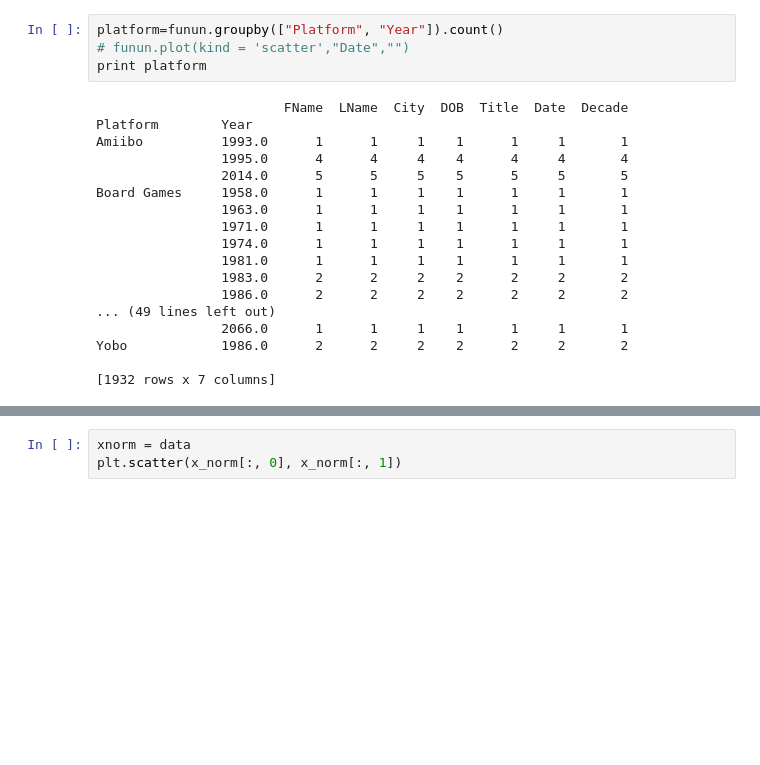
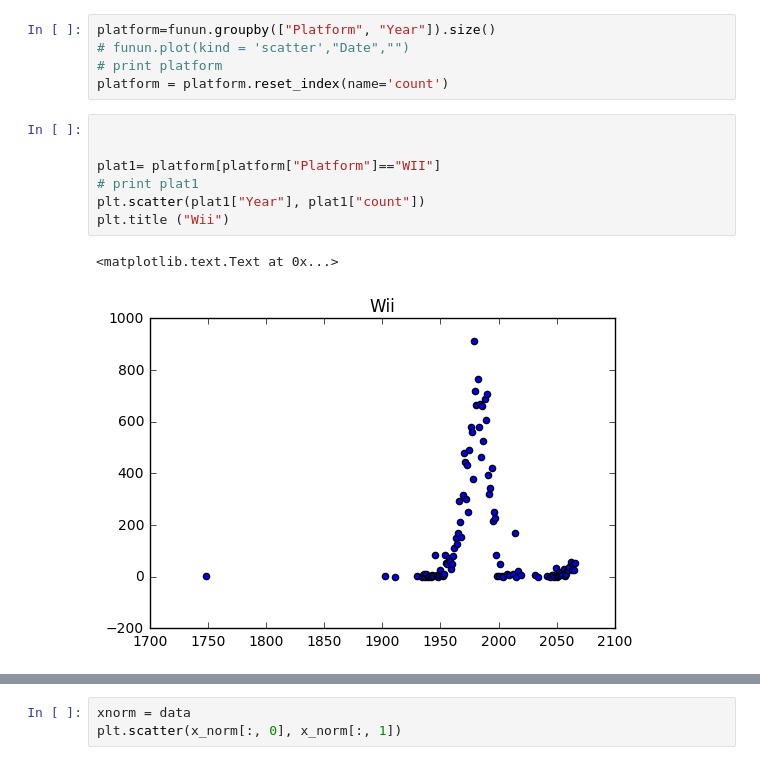
Before and after one commit to sreeder/Jupyter-Notebooks, a Jupyter notebook: notebooks/analytics/RFU cluster.ipynb, the cells around one changed output, grey strips where cells are left out. Saved outputs shown, nothing was run; the diff lists cells and outputs as text; blank space fills up the shorter version.

```diff
--- a/notebooks/analytics/RFU cluster.ipynb
+++ b/notebooks/analytics/RFU cluster.ipynb
@@ -193,25 +145,18 @@ funun.sample(n=5)
 # %%
-platform=funun.groupby(["Platform", "Year"]).count()
+platform=funun.groupby(["Platform", "Year"]).size()
 # funun.plot(kind = 'scatter',"Date","")
-print platform
+# print platform
+platform = platform.reset_index(name='count')
-# %% [output]
-                        FName  LName  City  DOB  Title  Date  Decade
-Platform        Year
-Amiibo          1993.0      1      1     1    1      1     1       1
-                1995.0      4      4     4    4      4     4       4
-                2014.0      5      5     5    5      5     5       5
-Board Games     1958.0      1      1     1    1      1     1       1
-                1963.0      1      1     1    1      1     1       1
-                1971.0      1      1     1    1      1     1       1
-                1974.0      1      1     1    1      1     1       1
-                1981.0      1      1     1    1      1     1       1
-                1983.0      2      2     2    2      2     2       2
-                1986.0      2      2     2    2      2     2       2
-... (49 lines left out)
-                2066.0      1      1     1    1      1     1       1
-Yobo            1986.0      2      2     2    2      2     2       2
-
-[1932 rows x 7 columns]
+# %%
+
+
+plat1= platform[platform["Platform"]=="WII"]
+# print plat1
+plt.scatter(plat1["Year"], plat1["count"])
+plt.title ("Wii")
+# %% [output]
+<matplotlib.text.Text at 0x...>
+[figure, added]
 # %%
 # funun.plot.scatter('DOB','used')
 filtered = funun.dropna()
```
Also changed, not shown: parts of 12 cells of this notebook, 2 other files.
